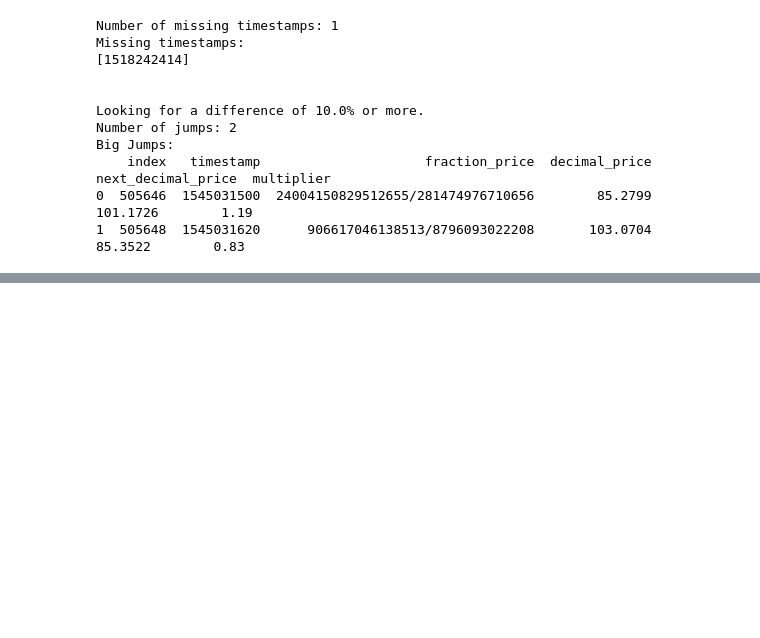
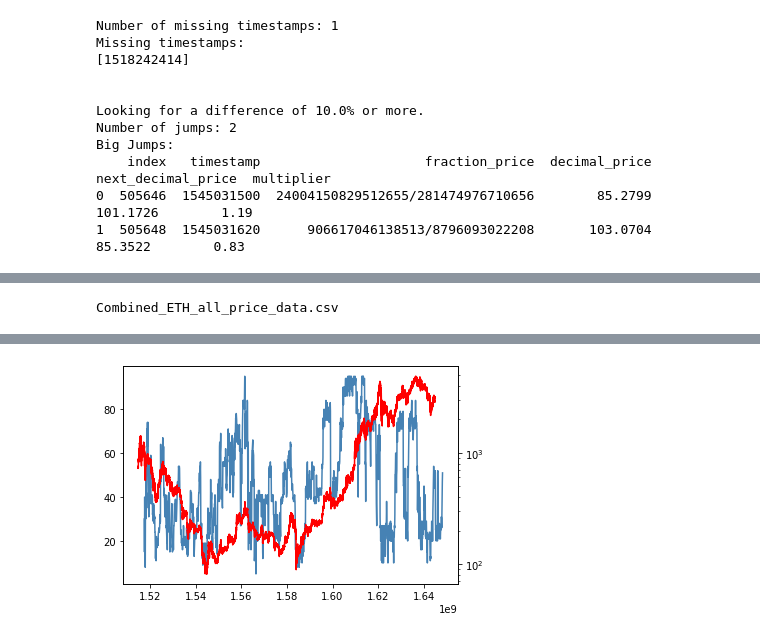
Before and after one commit to varriaza/Strategy-Performance, a Jupyter notebook: init_data.ipynb, the cells around one changed output, grey strips where cells are left out. Cells and saved outputs as stored; diff of their text form; code cells hidden in the pictures; blank space fills up the shorter version.

```diff
--- a/init_data.ipynb
+++ b/init_data.ipynb
@@ -314,4 +384,23 @@ start_datetime = pd.to_datetime(data['timestamp'].iloc[0], unit='s')
 end_datetime = pd.to_datetime(data['timestamp'].iloc[-1], unit='s')
 print(f'Start datetime: {start_datetime}')
 print(f'End datetime:   {end_datetime}')
-data.plot(x='timestamp', y='decimal_price', title=csv, kind='line')
+
+# print(data)
+# print(fng_df)
+# data.plot(x='timestamp', y='decimal_price', title=csv, kind='line')
+# ax = fng_df['value'].plot(x='timestamp', secondary_y=True)
+
+
+#define colors to use
+col1 = 'steelblue'
+col2 = 'red'
+#define subplots
+fig,ax = plt.subplots()
+ax.plot(fng_df.timestamp, fng_df.value, color=col1)
+# ax.set_yscale('log')
+ax2 = ax.twinx()
+#add second line to plot
+ax2.plot(data.timestamp, data.decimal_price, color=col2)
+ax2.set_yscale('log')
+# %% [output]
+Combined_ETH_all_price_data.csv
@@ -317,0 +409 @@ data.plot(x='timestamp', y='decimal_price', title=csv, kind='line')
+[figure, added]
```
Also changed, not shown: parts of 5 cells of this notebook, 7 other files.
